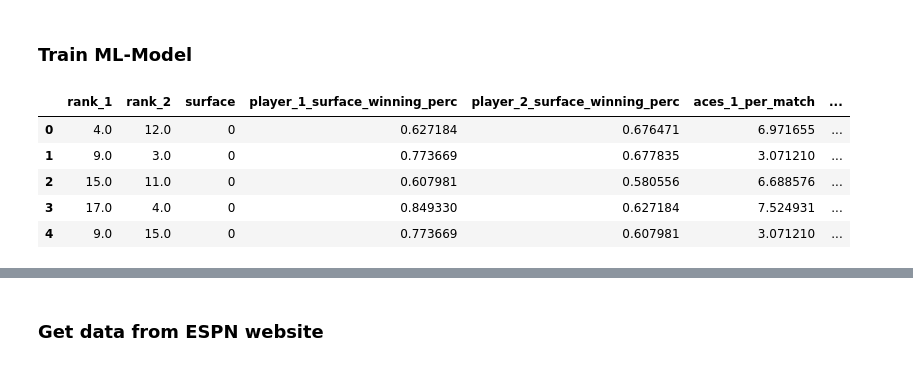
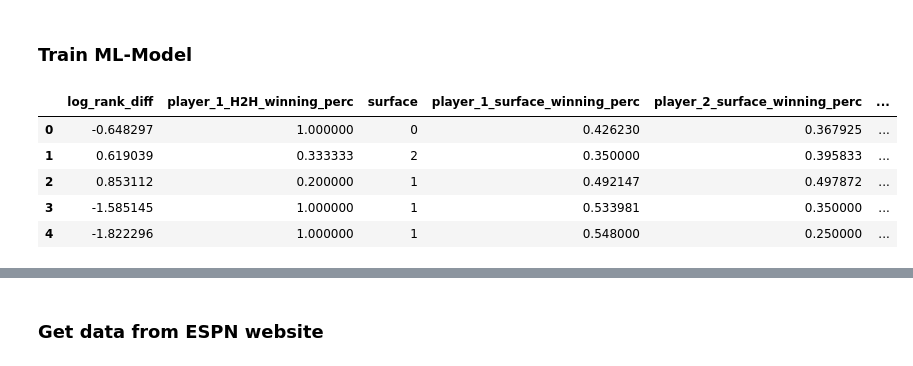
Before and after one commit to marianoc99/Tennis, a Jupyter notebook: Predict_tennis.ipynb, the cells around one changed output, grey strips where cells are left out. Saved outputs shown, nothing was run; the diff lists cells and outputs as text; code cells hidden in the pictures.

```diff
--- a/Predict_tennis.ipynb
+++ b/Predict_tennis.ipynb
@@ -191,9 +215,10 @@ class Match:
 # %%
 # Define function for preparing data
 def transform_matches_df(df):
-    new_df = pd.DataFrame(columns=["rank_1", "rank_2", "surface", "player_1_surface_winning_perc",
+    new_df = pd.DataFrame(columns=["log_rank_diff","player_1_H2H_winning_perc", "surface", "player_1_surface_winning_perc",
                                    "player_2_surface_winning_perc", "aces_1_per_match", "aces_2_per_match",
-                                   "double_faults_1_per_match", "double_faults_2_per_match", "player_1_wins"])
+                                   "double_faults_1_per_match", "double_faults_2_per_match",
+                                   "player_1_last3months_winning_perc","player_2_last3months_winning_perc","player_1_wins"])
 
     for index, row in df.iterrows():
         if random.randint(0, 1) == 1:
@@ -210,22 +235,42 @@ def transform_matches_df(df):
             player_2 = row["winner_name"]
             p1_wins = 0
 
-        surface = row["surface"]
         p1 = Player(player_1)
         p2 = Player(player_2)
+
+        #Surface
+        surface = row["surface"]
+
+        #H2H winning percentage of Player 1
+        player_1_H2H_winning_perc = p1.get_head_to_head_winning_perc(player_2)
+
+        #Winning Percentage per Surface
         player_1_surface_winning_perc = p1.get_winning_perc_per_surface(surface)
         player_2_surface_winning_perc = p2.get_winning_perc_per_surface(surface)
+
+        #Aces per match
         aces_1_per_match = p1.get_aces_per_match()
         aces_2_per_match = p2.get_aces_per_match()
+
+        #Double Faults per match
         double_faults_1_per_match = p1.get_double_faults_per_match()
         double_faults_2_per_match = p2.get_double_faults_per_match()
 
-        new_df = new_df.append({"rank_1": rank_1, "rank_2": rank_2, "surface": surface,
+        #Winning percentage last 3 months
+        player_1_last3months_winning_perc = p1.calculate_win_percentage_last_3_months(row["tourney_date"])
+        player_2_last3months_winning_perc = p2.calculate_win_percentage_last_3_months(row["tourney_date"])
+
+        new_df = new_df.append({"log_rank_diff": np.log(rank_1) - np.log(rank_2),
+                                "player_1_H2H_winning_perc": player_1_H2H_winning_perc,
+                                "surface": surface,
                                 "player_1_surface_winning_perc": player_1_surface_winning_perc,
                                 "player_2_surface_winning_perc": player_2_surface_winning_perc,
-                                "aces_1_per_match": aces_1_per_match, "aces_2_per_match": aces_2_per_match,
+                                "aces_1_per_match": aces_1_per_match,
+                                "aces_2_per_match": aces_2_per_match,
                                 "double_faults_1_per_match": double_faults_1_per_match,
                                 "double_faults_2_per_match": double_faults_2_per_match,
+                                "player_1_last3months_winning_perc": player_1_last3months_winning_perc,
+                                "player_2_last3months_winning_perc": player_2_last3months_winning_perc,
                                 "player_1_wins": p1_wins}, ignore_index=True)
 
     return new_df
@@ -235,24 +277,30 @@ df = transform_matches_df(matches.loc[50000:50500])
+# %%
+# Tomemos 700 partidos
+np.random.seed(0)
+random_index = np.random.randint(low = 0, high = len(matches) - 1, size = 2500)
+df = transform_matches_df(matches.loc[random_index])
 # %%
 #Map categorical variable 'surface' to integer values
 surface_mapping = {'Hard': 0, 'Clay': 1, 'Grass': 2, 'Carpet': 3}
 df['surface'] = df['surface'].replace(surface_mapping)
 
 
 # Define the input features and the target attribute
-input_features = ["rank_1", "rank_2", "surface", "player_1_surface_winning_perc",
+input_features = ["log_rank_diff","player_1_H2H_winning_perc", "surface", "player_1_surface_winning_perc",
                                    "player_2_surface_winning_perc", "aces_1_per_match", "aces_2_per_match",
-                                   "double_faults_1_per_match", "double_faults_2_per_match"]
+                                   "double_faults_1_per_match", "double_faults_2_per_match",
+                                   "player_1_last3months_winning_perc","player_2_last3months_winning_perc"]
 
 output_feature = "player_1_wins"
 
 #Filter out NAs
 df = df.dropna()
 df.head()
 # %% [output]
-|  | rank_1 | rank_2 | surface | player_1_surface_winning_perc | player_2_surface_winning_perc | aces_1_per_match | ... |
-| 0 | 4.0 | 12.0 | 0 | 0.627184 | 0.676471 | 6.971655 | ... |
-| 1 | 9.0 | 3.0 | 0 | 0.773669 | 0.677835 | 3.071210 | ... |
-| 2 | 15.0 | 11.0 | 0 | 0.607981 | 0.580556 | 6.688576 | ... |
-| 3 | 17.0 | 4.0 | 0 | 0.849330 | 0.627184 | 7.524931 | ... |
-| 4 | 9.0 | 15.0 | 0 | 0.773669 | 0.607981 | 3.071210 | ... |
+|  | log_rank_diff | player_1_H2H_winning_perc | surface | player_1_surface_winning_perc | player_2_surface_winning_perc | ... |
+| 0 | -0.648297 | 1.000000 | 0 | 0.426230 | 0.367925 | ... |
+| 1 | 0.619039 | 0.333333 | 2 | 0.350000 | 0.395833 | ... |
+| 2 | 0.853112 | 0.200000 | 1 | 0.492147 | 0.497872 | ... |
+| 3 | -1.585145 | 1.000000 | 1 | 0.533981 | 0.350000 | ... |
+| 4 | -1.822296 | 1.000000 | 1 | 0.548000 | 0.250000 | ... |
 # %%
```
Also changed, not shown: parts of 11 cells of this notebook.
